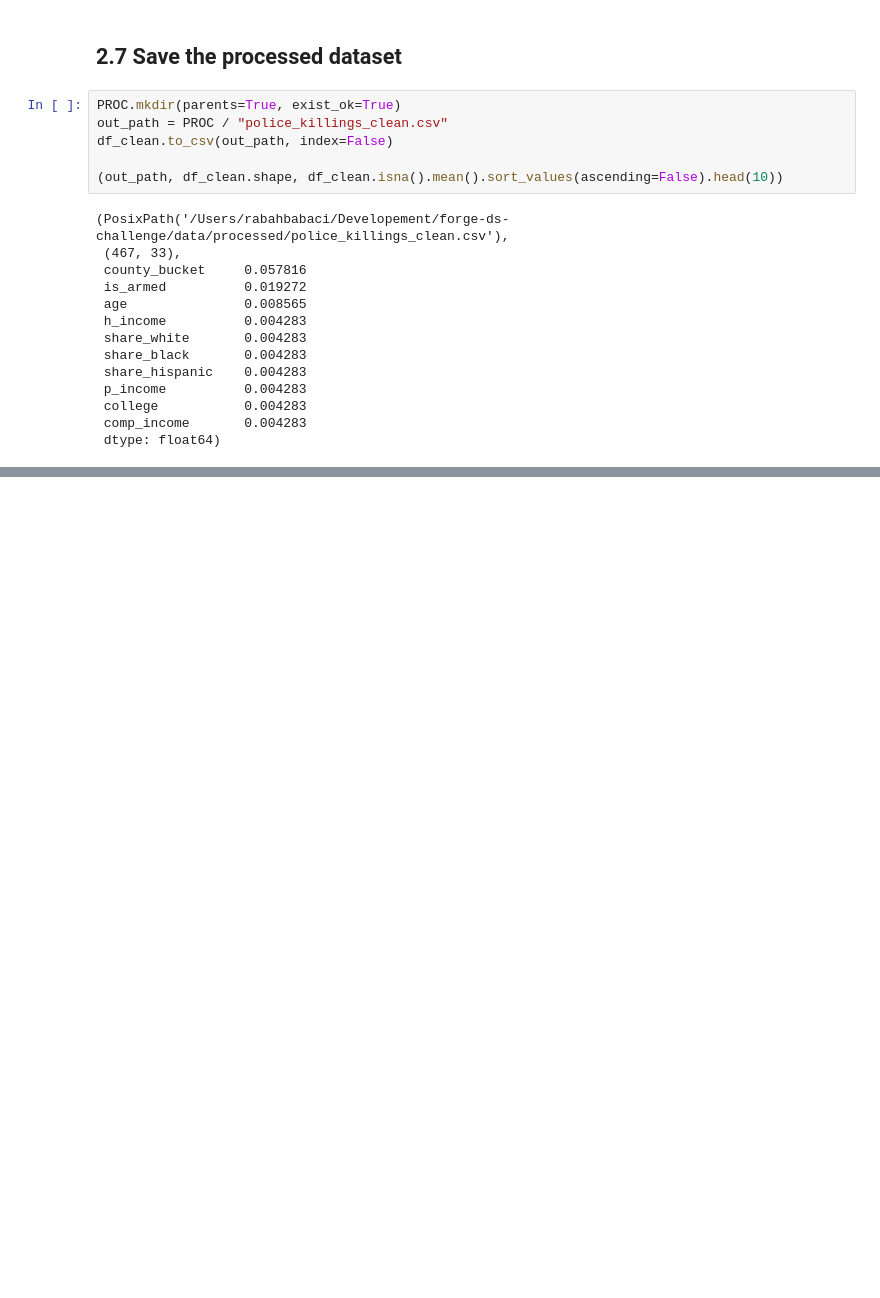
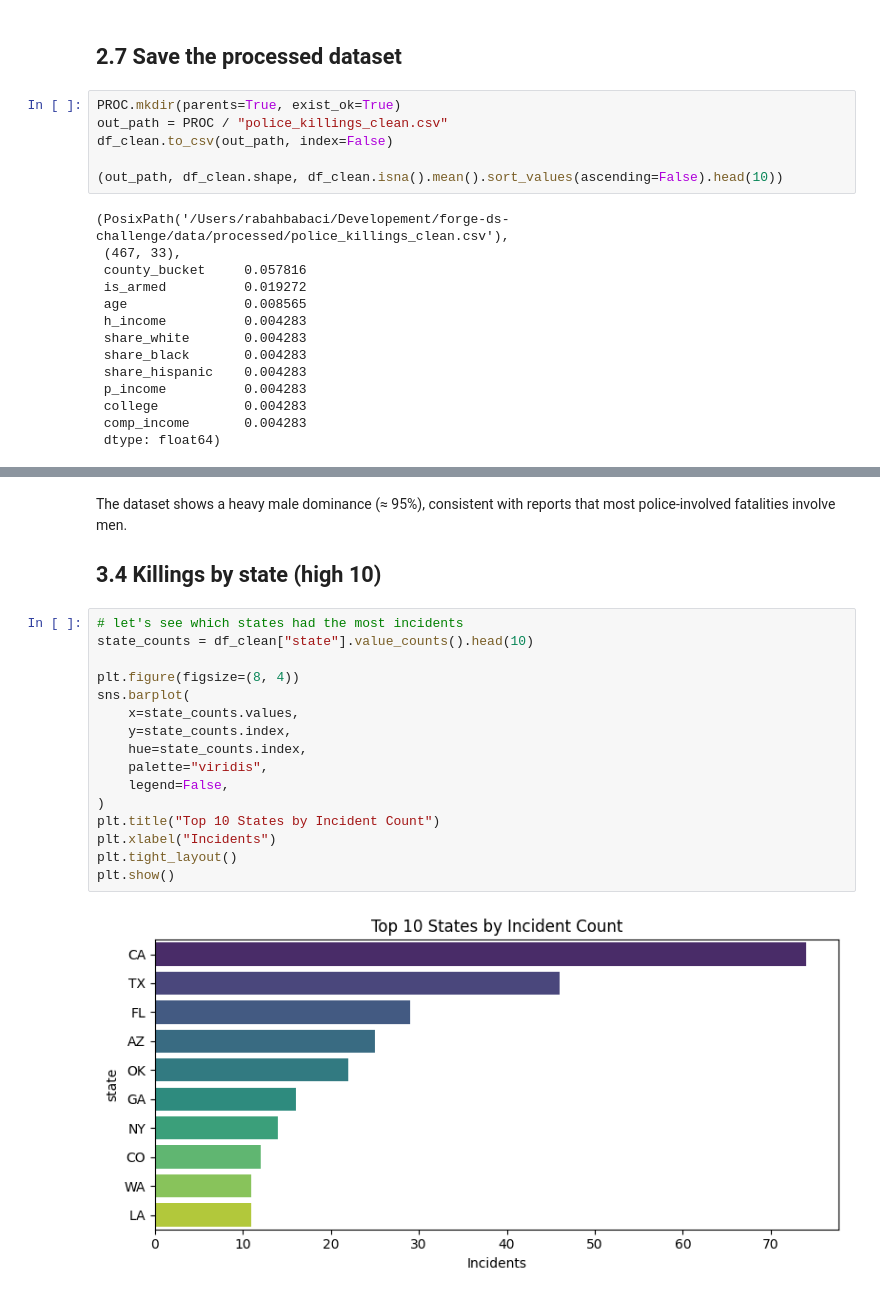
Before and after one commit to rabahbabaci/forge-ds-challenge, a Jupyter notebook: notebooks/analysis.ipynb, the cells around one changed output, grey strips where cells are left out. Drawn from its saved outputs; the diff is of its cells as text; blank space fills up the shorter version.

```diff
--- a/notebooks/analysis.ipynb
+++ b/notebooks/analysis.ipynb
@@ -401,0 +485,22 @@ Saved cleaned dataset to `data/processed/police_killings_clean.csv`
+# %% [markdown]
+The dataset shows a heavy male dominance (≈ 95%), consistent with reports that most police-involved fatalities involve men.
+
+## 3.4 Killings by state (high 10)
+# %%
+# let's see which states had the most incidents
+state_counts = df_clean["state"].value_counts().head(10)
+
+plt.figure(figsize=(8, 4))
+sns.barplot(
+    x=state_counts.values,
+    y=state_counts.index,
+    hue=state_counts.index,
+    palette="viridis",
+    legend=False,
+)
+plt.title("Top 10 States by Incident Count")
+plt.xlabel("Incidents")
+plt.tight_layout()
+plt.show()
+# %% [output]
+[figure, added]
```
Also changed, not shown: parts of 22 cells of this notebook.
